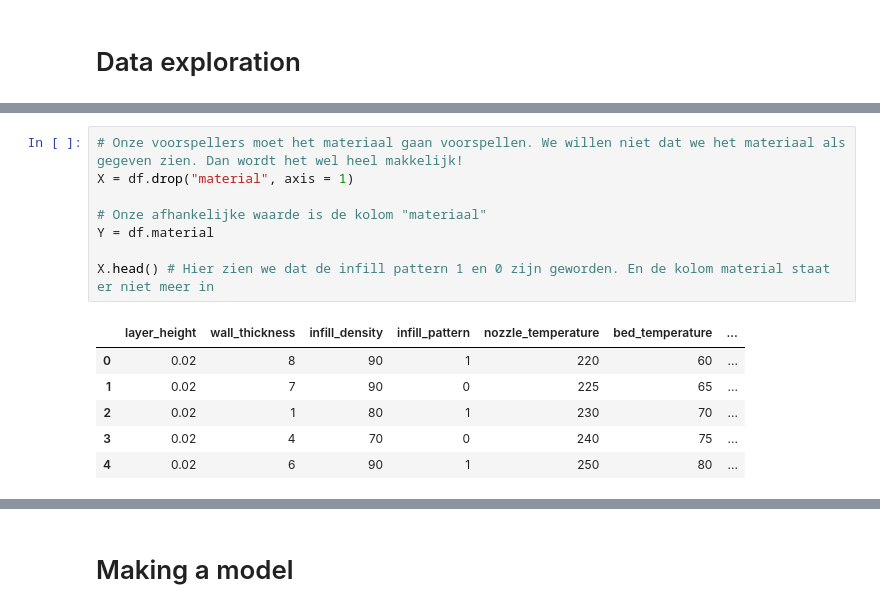
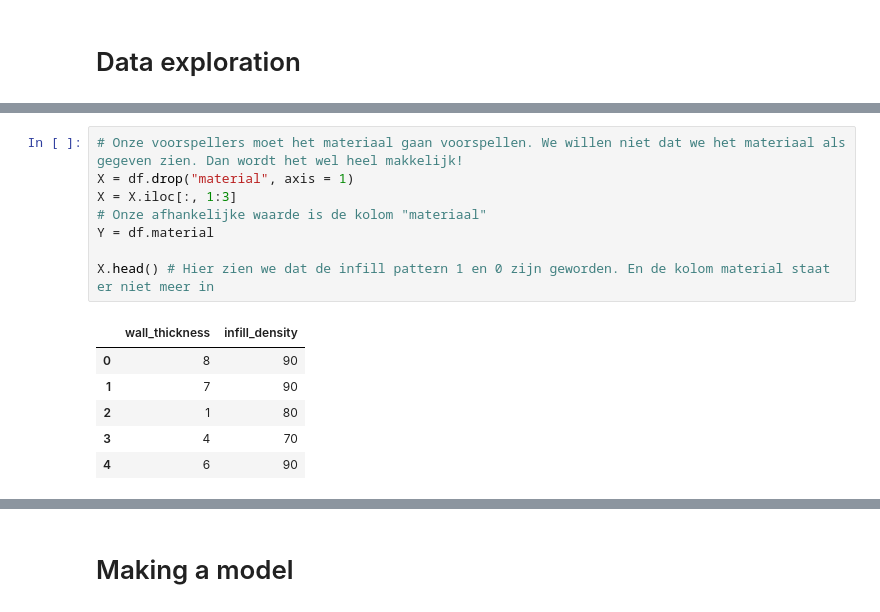
Before and after one commit to SimchaGD/AIVE, a Jupyter notebook: dag1/support_vector_machines.ipynb, the cells around one changed output, grey strips where cells are left out. Saved outputs shown, nothing was run; the diff lists cells and outputs as text.

```diff
--- a/dag1/support_vector_machines.ipynb
+++ b/dag1/support_vector_machines.ipynb
@@ -21,18 +23,18 @@ df.head()
 # %%
 # Onze voorspellers moet het materiaal gaan voorspellen. We willen niet dat we het materiaal als gegeven zien. Dan wordt het wel heel makkelijk!
 X = df.drop("material", axis = 1)
-
+X = X.iloc[:, 1:3]
 # Onze afhankelijke waarde is de kolom "materiaal"
 Y = df.material
 
 X.head() # Hier zien we dat de infill pattern 1 en 0 zijn geworden. En de kolom material staat er niet meer in
 # %% [output]
-|  | layer_height | wall_thickness | infill_density | infill_pattern | nozzle_temperature | bed_temperature | ... |
-| 0 | 0.02 | 8 | 90 | 1 | 220 | 60 | ... |
-| 1 | 0.02 | 7 | 90 | 0 | 225 | 65 | ... |
-| 2 | 0.02 | 1 | 80 | 1 | 230 | 70 | ... |
-| 3 | 0.02 | 4 | 70 | 0 | 240 | 75 | ... |
-| 4 | 0.02 | 6 | 90 | 1 | 250 | 80 | ... |
+|  | wall_thickness | infill_density |
+| 0 | 8 | 90 |
+| 1 | 7 | 90 |
+| 2 | 1 | 80 |
+| 3 | 4 | 70 |
+| 4 | 6 | 90 |
 # %%
 # Y is nu een "Series" met 1 en 0 voor "abs" en "pla".
 Y.head()
```
Also changed, not shown: parts of 7 cells of this notebook, 2 other files.
